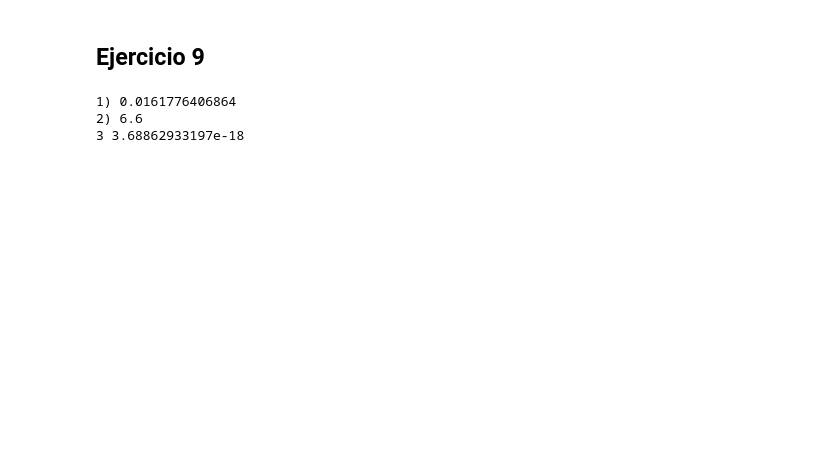
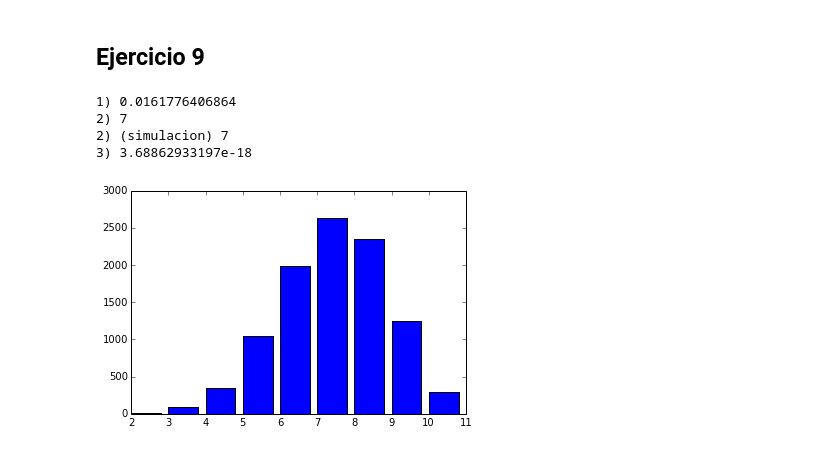
Before and after one commit to spelufo/apuntes-pye, a Jupyter notebook: Práctico 4 - Distribuciones Discretas.ipynb, the cells around one changed output. Drawn from its saved outputs; the diff is of its cells as text; code cells hidden in the pictures; blank space fills up the shorter version.

```diff
--- a/Práctico 4 - Distribuciones Discretas.ipynb
+++ b/Práctico 4 - Distribuciones Discretas.ipynb
@@ -222,25 +220,44 @@ Supongamos que se cuenta el éxito, es decir, la primera definición para esta p
 ![sol2](files/imgs/P4E8b2.JPG)
 # %% [markdown]
 ## Ejercicio 9
-# %%
-quistes_poblacion = 0.02
-pulmones_quistes = 0.30
-higado_quistes = 0.60
-ambos_quistes = 0.10
-
-####### si portan en ambos portan en el higado.
-higado_quistes = higado_quistes + ambos_quistes
-
-# Al menos 2 de diez entre la poblacion con quistes.
-print "1)", 1 - Bin(10,quistes_poblacion)(1) - Bin(10,quistes_poblacion)(0)
-
-# Moda de Y: numero de portadores de quistes hepaticos de entre 10 portadores de quistes.
-# Por el ejercicio 3 la moda de una distribucion binomial Bin(10,0.6) es (n+1)p = (10 + 1)*0.6
-print "2)", (10 + 1)*0.6
-
-#
-print "3", BinNeg(10,quistes_poblacion)(11)*Bin(10,higado_quistes)(4)
-# %% [output]
-1) 0.0161776406864
-2) 6.6
-3 3.68862933197e-18
+# %%
+# interpreto que cuando pregunta por la cantidad de portadores de quistes hepáticos
+# cuentan los que sólo tienen quistes hepáticos y los que tienen de ambos tipos
+
+quistes_poblacion = 0.02
+pulmones_quistes = 0.30
+higado_quistes = 0.60
+ambos_quistes = 0.10
+
+# P( 2+/10 con quistes ) = 1 - P( not (2+/10 con quistes) ) = 1 - P( (0|1)/10 con quistes ).
+print "1)", 1 - Bin(10,quistes_poblacion)(1) - Bin(10,quistes_poblacion)(0)
+
+# Moda de Y = numero de portadores de quistes hepaticos de entre 10 portadores de quistes tomados al azar.
+# Por el ejercicio 3 la moda de una distribucion binomial Bin(10,0.6) es (n+1)p = (10 + 1)*0.6
+print "2)", int((10 + 1)*(higado_quistes + ambos_quistes))
+
+# Para corroborar esto podemos simularlo
+from random import randint
+n_sims = 10000
+Y = []
+for i in range(n_sims):
+    distrib = ["H","H","H","H","H","H","A","P","P","P"]
+    # tomar 10 de los que tienen quistes
+    toma = [ distrib[randint(0,9)] for i in range(10)]
+    # agregar el valor de Y a las Y's
+    Y.append(toma.count("H") + toma.count("A"))
+# contar cuantas veces Y toma cada valor
+histogram = [(t,Y.count(t)) for t in range(11)]
+plt.bar([h[0] for h in histogram], [h[1] for h in histogram])
+# print moda
+print "2) (simulacion)", max(histogram, key=lambda d: d[1])[0]
+
+# Asumimos independencia entre la cantidad de gente que hay que seleccionar para tener 10 portadores
+# y las proporciones de los tipos entre los portadores seleccionados.
+print "3)", BinNeg(10, quistes_poblacion)(11) * Bin(10,higado_quistes + ambos_quistes)(4)
+# %% [output]
+1) 0.0161776406864
+2) 7
+2) (simulacion) 7
+3) 3.68862933197e-18
+[figure, added]
```
Also changed, not shown: parts of 11 cells of this notebook, 1 other file.
